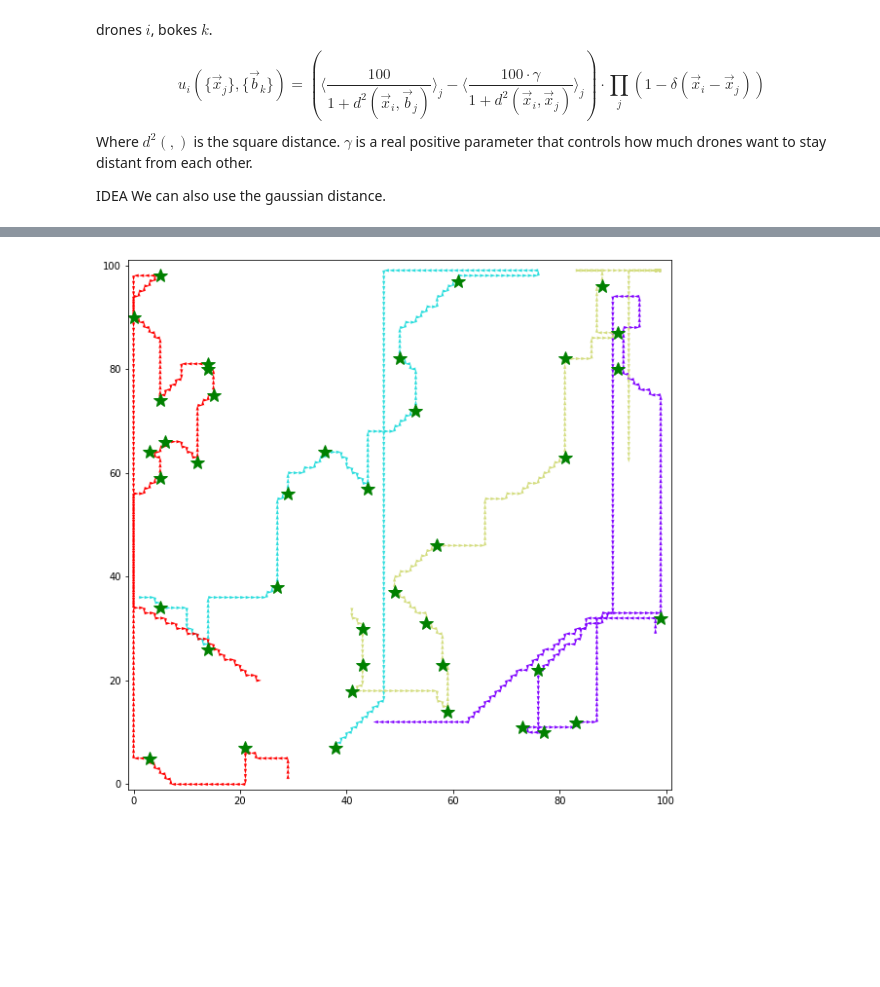
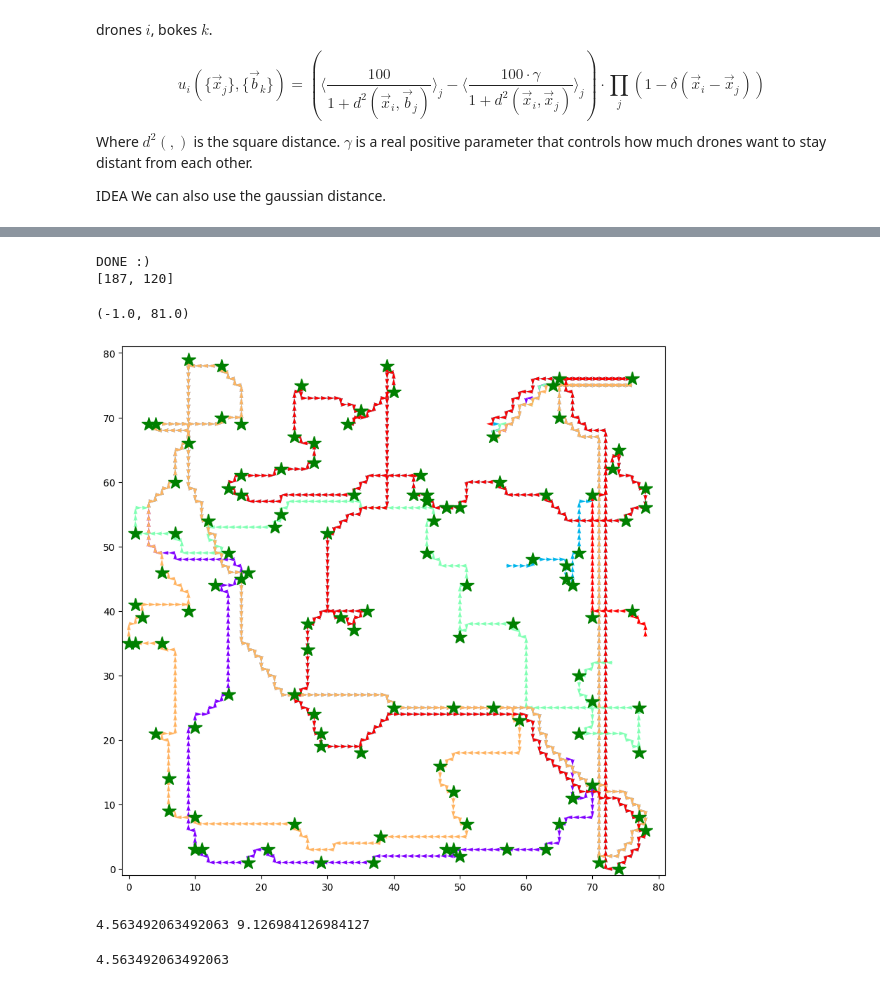
Before and after one commit to micheleavella/game_theory_project, a Jupyter notebook: progetto.ipynb, the cells around one changed output, grey strips where cells are left out. Saved outputs shown, nothing was run; the diff lists cells and outputs as text; code cells hidden in the pictures; blank space fills up the shorter version.

Commit message:
Fast computation + comparison coop and non-coop

```diff
--- a/progetto.ipynb
+++ b/progetto.ipynb
@@ -154,0 +132,8 @@ Wall time: 1min 4s
+# %%
+np.random.seed(12345)
+N_DRONES = 2
+g = GAME(10,N_DRONES,2,coop=1)
+#drones = np.array([(1,i) for i in range(N_DRONES)])
+#for i in range(len(g.drones)): g.drones[i].x = drones[i]
+g.boxes
+%time g.play()
@@ -155,25 +145,46 @@ Wall time: 1min 4s
+# %%
+ris = []
+for i in range(2):
+    np.random.seed(123)
+    g = GAME(70,7,70,i)
+    ris.append(g.play())
+
+print(ris)
+# %% [output]
+DONE :)
+[187, 120]
 # %%
 from matplotlib.pyplot import cm
+import matplotlib as mpl
+mpl.rcParams['figure.dpi']= 100
 
 
 DIM = g.DIM
 fig = plt.figure(figsize = (10,10))
 color = cm.rainbow(np.linspace(0, 1, len(g.hist)))
 
 for H,C in zip(g.hist,color):
     d1 = np.array(H)
     x = d1[:,0]
     y = d1[:,1]
     plt.quiver(x[:-1], y[:-1], x[1:]-x[:-1], y[1:]-y[:-1], scale_units='xy', angles='xy', scale=1,width=0.004 , color = C)
 
 
 for b in g.hist_b:
     plt.plot(b.x[0],b.x[1],'*',color='green',markersize=15)
 
 
 plt.xlim([-1, DIM+1])
 plt.ylim([-1, DIM+1])
-
-plt.savefig('map.png', dpi=180)
 # %% [output]
+(-1.0, 81.0)
-[figure, old version]
+[figure, new version]
+# %%
+x = np.array([0,1])
+X = np.array([[1,1],[2,20]])
+B = np.array([[3,3],[2,3]])
+
+u_fast(x,X,B,4,1)
+# %% [output]
+4.563492063492063 9.126984126984127
+4.563492063492063
```
Also changed, not shown: parts of 6 cells of this notebook.
